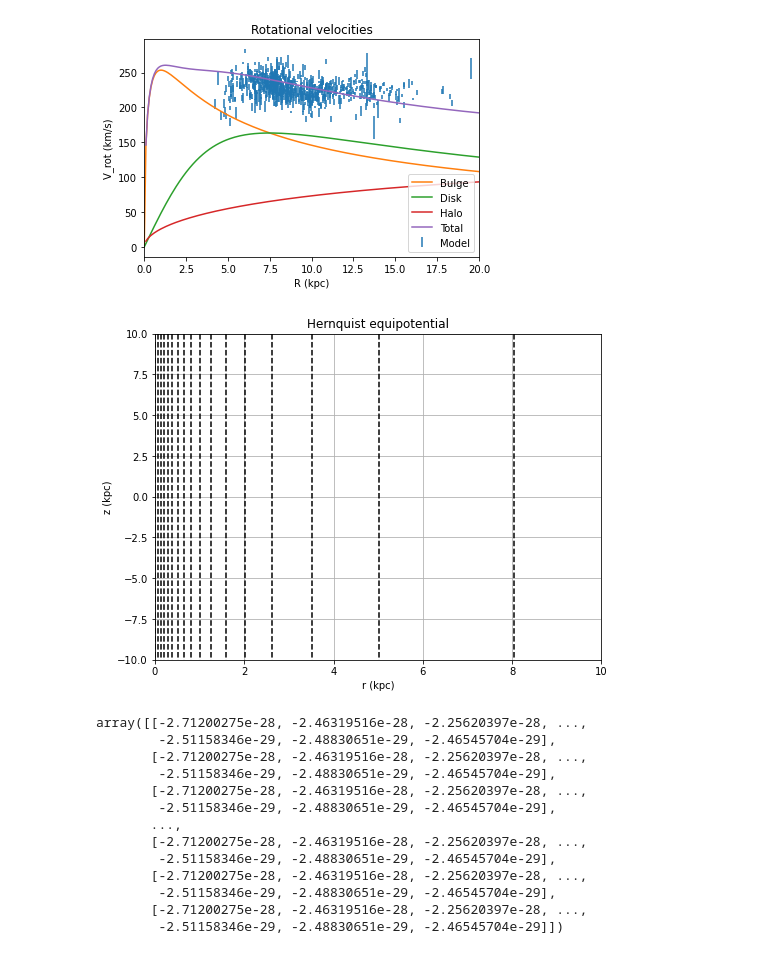
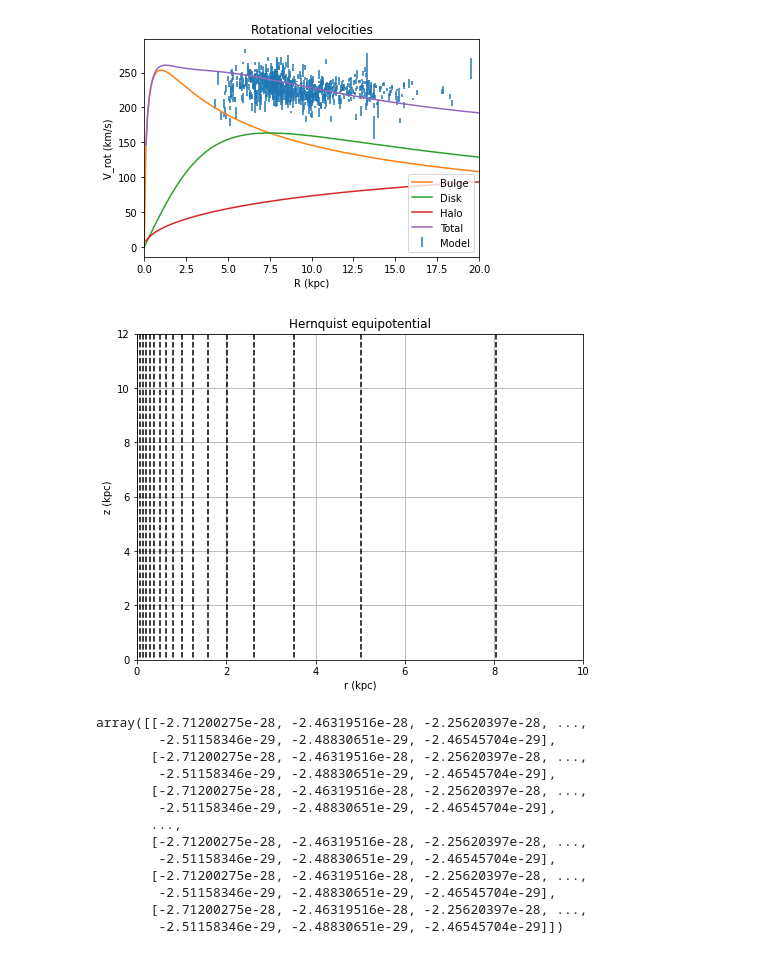
Before and after one commit to Karytza/ModeloVL, a Jupyter notebook: ModelVL.ipynb, the cells around one changed output. Drawn from its saved outputs; the diff is of its cells as text; code cells hidden in the pictures.

```diff
--- a/ModelVL.ipynb
+++ b/ModelVL.ipynb
@@ -179,35 +179,35 @@ def miyamotonagaipotential(G1,M_mn,a,b,z,r):
 def nfwpotential(G1,M_nfw,r,a1):
     nfwpot=((-G1*M_nfw)/r)*(1+r/a1)
     return nfwpot
 
 def totalpotential(r,z):
     totpot=hernquistpotential(G1,M,r,r0)+miyamotonagaipotential(G1,M_mn,a,b,z,r)+nfwpotential(G1,M_nfw,r,a1) #kpc^2/s^2
     #totpot1=totpot*(3.086e16)**2#km^2/s^2
     totpot2=np.abs(totpot)
     totpot3=np.log(totpot2)
     return totpot3
 
 #Rango de valores para r y z
 r_values = np.linspace(0, 10, 100)
-z_values = np.linspace(-10, 10, 100)
+z_values = np.linspace(-0, 12, 100)
 
 # Calcula el potencial total en cada punto del espacio para el potencial de hernquist
 potential_values = np.zeros((len(r_values), len(z_values)))
 for i, r in enumerate(r_values):
     for j, z in enumerate(z_values):
         potential_values[i, j] = hernquistpotential(G1,M,r,r0)
 
 # Grafica las equipotenciales
 plt.figure(figsize=(8, 6))
 plt.contour(r_values, z_values, potential_values.T, 20, colors='black')
 plt.xlabel('r (kpc)')
 plt.ylabel('z (kpc)')
 plt.title('Hernquist equipotential')
 plt.grid(True)
 plt.savefig('Hernquist equipotential')
 plt.show()
 # %% [output]
-[figure, old version]
+[figure, new version]
 # %%
 potential_values.T
 # %% [output]
```
Also changed, not shown: parts of 1 cell of this notebook.
